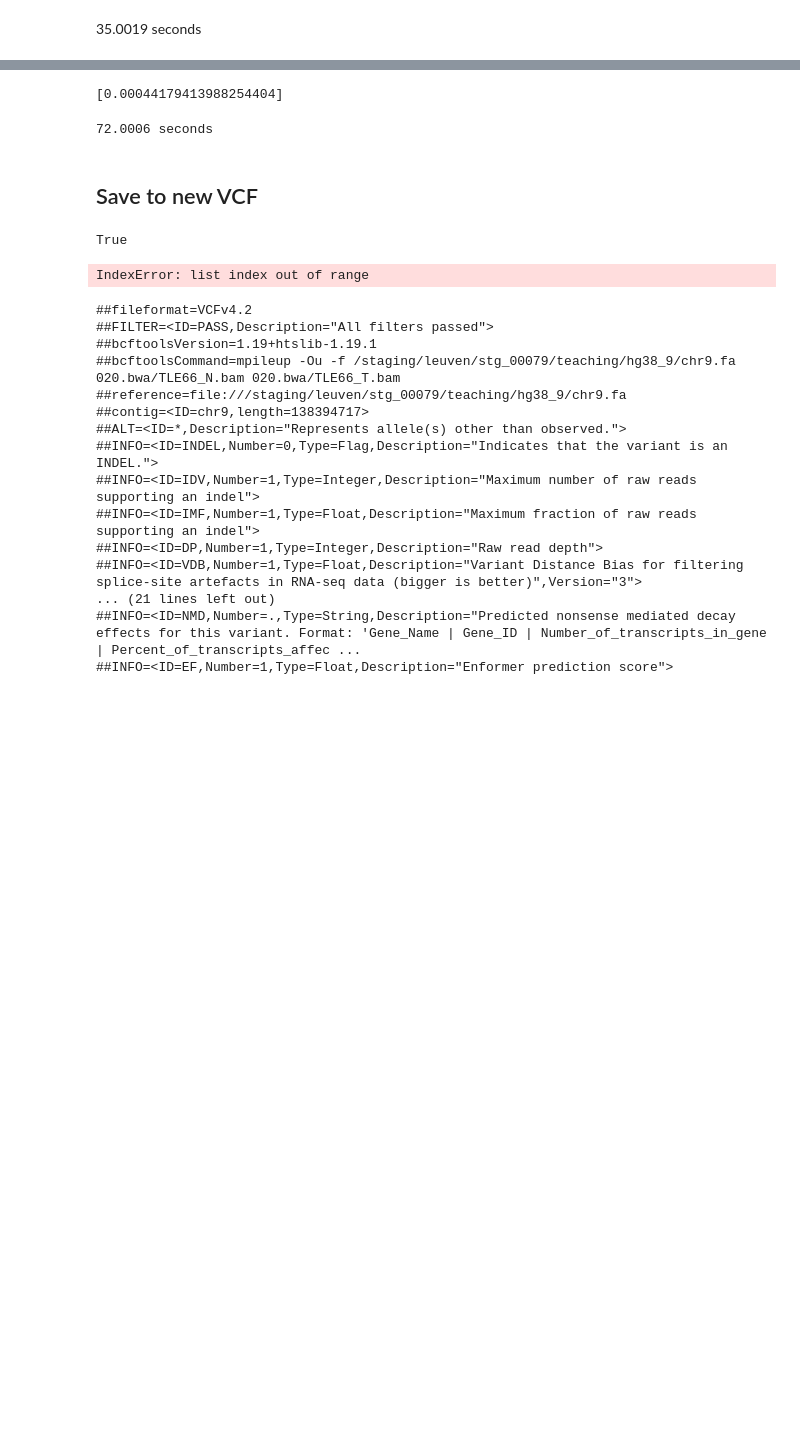
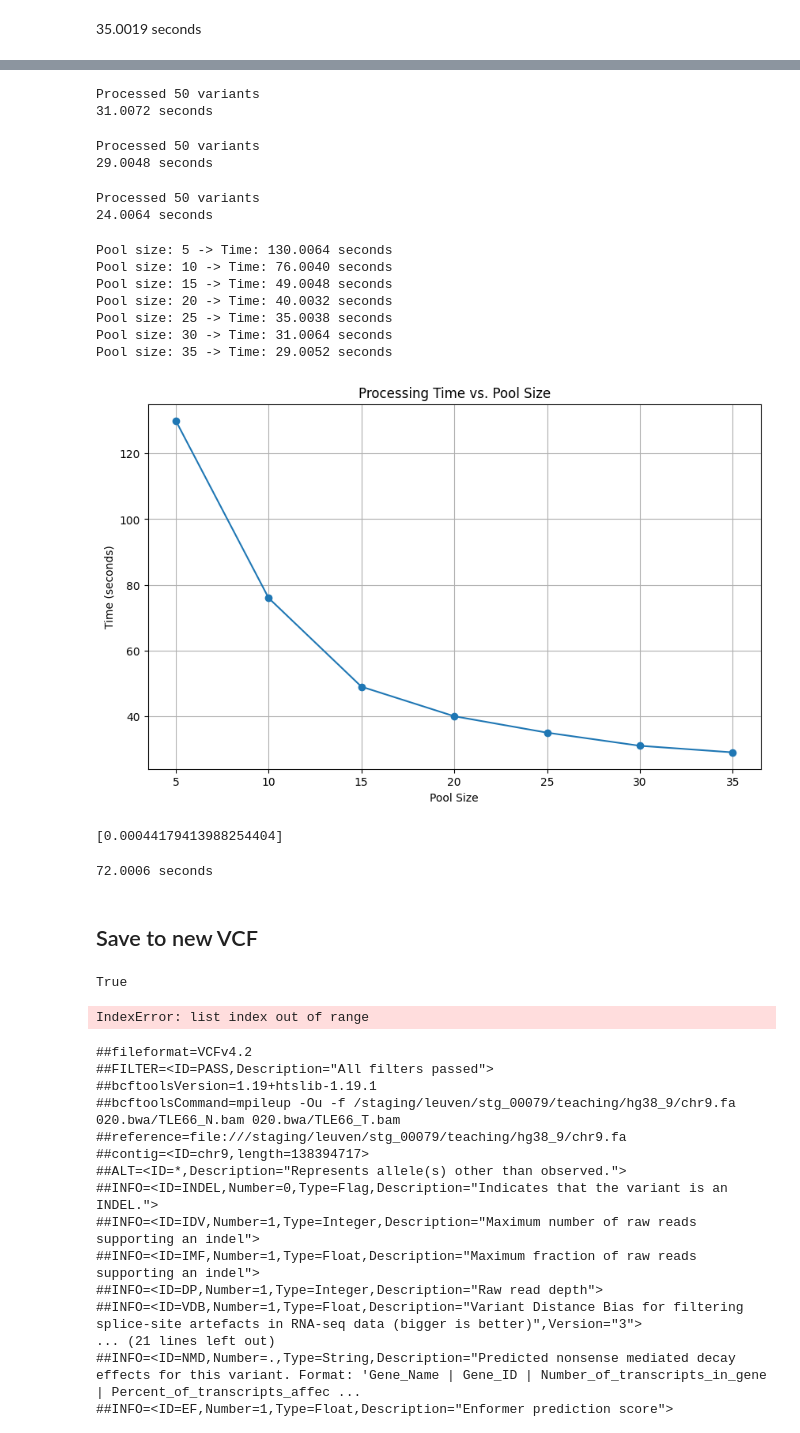
Before and after one commit to YoriVerbist/parallel-computing, a Jupyter notebook: parallel_computing.ipynb, the cells around one changed output, grey strips where cells are left out. Drawn from its saved outputs; the diff is of its cells as text; code cells hidden in the pictures; blank space fills up the shorter version.

Commit message:
Plotting

```diff
--- a/parallel_computing.ipynb
+++ b/parallel_computing.ipynb
@@ -126,7 +114,7 @@ print(f"{toc - tic:0.4f} seconds")
 # %%
 with Pool(20) as pool:
     tic = time.perf_counter()
-    results = pool.map(fake_enformer.predict, variant_strings[:10])
+    results = pool.map(fake_enformer.predict, variant_strings[:50])
     toc = time.perf_counter()
 
 # Process results as needed
@@ -135,3 +138,78 @@ print(f"{toc - tic:0.4f} seconds")
+# %%
+with Pool(30) as pool:
+    tic = time.perf_counter()
+    results = pool.map(fake_enformer.predict, variant_strings[:50])
+    toc = time.perf_counter()
+
+# Process results as needed
+print(f"Processed {len(results)} variants")
+print(f"{toc - tic:0.4f} seconds")
+# %% [output]
+Processed 50 variants
+31.0072 seconds
+# %%
+with Pool(35) as pool:
+    tic = time.perf_counter()
+    results = pool.map(fake_enformer.predict, variant_strings[:50])
+    toc = time.perf_counter()
+
+# Process results as needed
+print(f"Processed {len(results)} variants")
+print(f"{toc - tic:0.4f} seconds")
+# %% [output]
+Processed 50 variants
+29.0048 seconds
+# %%
+with Pool(40) as pool:
+    tic = time.perf_counter()
+    results = pool.map(fake_enformer.predict, variant_strings[:50])
+    toc = time.perf_counter()
+
+# Process results as needed
+print(f"Processed {len(results)} variants")
+print(f"{toc - tic:0.4f} seconds")
+# %% [output]
+Processed 50 variants
+24.0064 seconds
+# %%
+import time
+from multiprocessing import Pool
+import matplotlib.pyplot as plt
+
+# Sample setup — replace fake_enformer.predict with your actual function
+# and variant_strings with your actual data
+# from your_module import fake_enformer
+# variant_strings = [...]
+
+# Range of pool sizes to test
+pool_sizes = list(range(5, 40, 5))
+timings = []
+
+for size in pool_sizes:
+    with Pool(size) as pool:
+        tic = time.perf_counter()
+        results = pool.map(fake_enformer.predict, variant_strings[:50])
+        toc = time.perf_counter()
+        timings.append(toc - tic)
+        print(f"Pool size: {size} -> Time: {toc - tic:.4f} seconds")
+
+# Plotting the results
+plt.figure(figsize=(10, 6))
+plt.plot(pool_sizes, timings, marker='o')
+plt.title("Processing Time vs. Pool Size")
+plt.xlabel("Pool Size")
+plt.ylabel("Time (seconds)")
+plt.grid(True)
+plt.show()
+# %% [output]
+Pool size: 5 -> Time: 130.0064 seconds
+Pool size: 10 -> Time: 76.0040 seconds
+Pool size: 15 -> Time: 49.0048 seconds
+Pool size: 20 -> Time: 40.0032 seconds
+Pool size: 25 -> Time: 35.0038 seconds
+Pool size: 30 -> Time: 31.0064 seconds
+Pool size: 35 -> Time: 29.0052 seconds
+[figure, added]
 # %%
 list(results)
 # %% [output]
```
Also changed, not shown: parts of 7 cells of this notebook.
